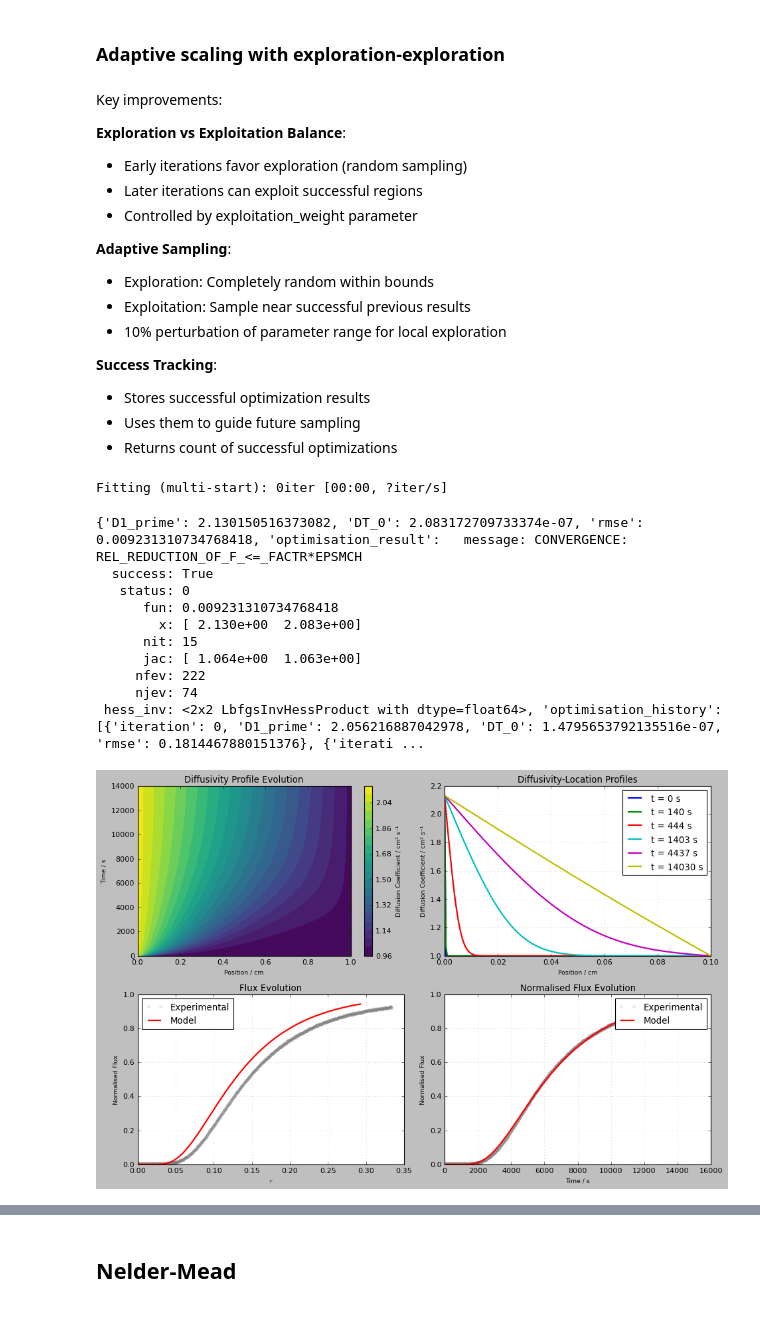
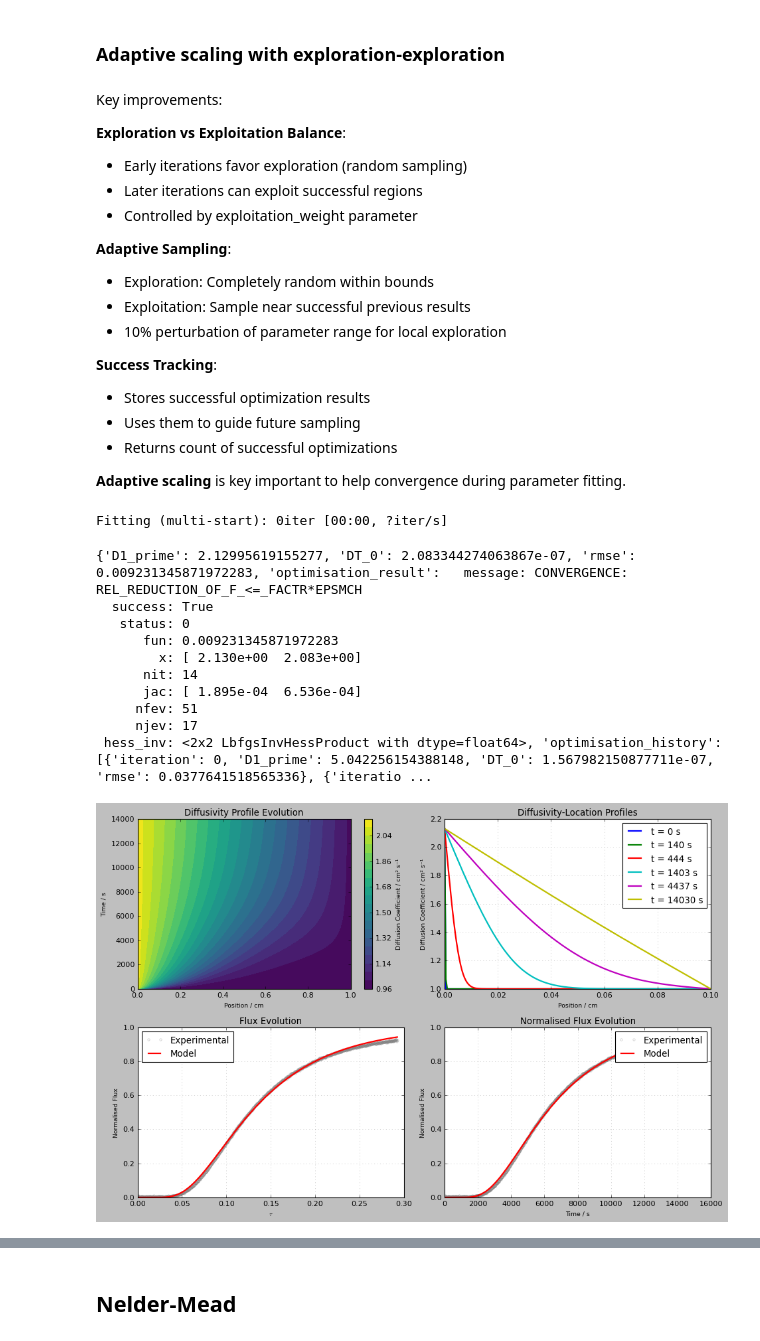
Before and after one commit to louis-sh-nguyen/object-oriented-pemeation-analysis, a Jupyter notebook: notebooks/minimisation_methods.ipynb, the cells around one changed output, grey strips where cells are left out. Drawn from its saved outputs; the diff is of its cells as text; code cells hidden in the pictures.

```diff
--- a/notebooks/minimisation_methods.ipynb
+++ b/notebooks/minimisation_methods.ipynb
@@ -796,6 +796,8 @@ Key improvements:
 - Stores successful optimization results
 - Uses them to guide future sampling
 - Returns count of successful optimizations
+
+**Adaptive scaling** is key important to help convergence during parameter fitting.
 # %%
 def calculate_adaptive_scaling(params):
     """
@@ -893,11 +895,11 @@ def fit_data_LBFGSB_multistarts_adaptive(data,
             bounds=scaled_bounds,
             callback=local_callback,
             options={
-                'ftol': 1e-12,
-                'gtol': 1e-12,
+                'ftol': 1e-5,
+                'gtol': 1e-5,
                 'eps': 1e-8,
-                'maxiter': 1000,
-                'maxfun': 2000,
+                'maxiter': 100,
+                'maxfun': 200,
                 'maxcor': 50
             }
         )
@@ -928,47 +930,48 @@ def fit_data_LBFGSB_multistarts_adaptive(data,
 # Example usage:
 # fit_results = fit_data_LBFGSB_multistarts_adaptive(processed_exp_data,
 #                                                      initial_guess=(2.0, 1.0e-7),
-#                                                      bounds=((1.001, 20), (1e-8, 1e-6)),
-#                                                      n_starts=3)
+#                                                      bounds=((1.001, 10), (1e-8, 1e-6)),
+#                                                      n_starts=1)
 fit_results = fit_data_LBFGSB_multistarts_adaptive(processed_exp_data,
-                                                     initial_guess=(2.0, 1.0e-7),
-                                                     bounds=((1.001, 20), (1e-8, 1e-6)),
+                                                     initial_guess=(5.0, 1.0e-7),
+                                                     bounds=((1.001, 10), (1e-8, 1e-6)),
                                                      n_starts=1)
 
 print(fit_results)
+processed_exp_data['tau'] = fit_results['DT_0'] * processed_exp_data['time'] / model.params.transport.thickness**2
 model, Dprime_df, flux_df, figures = manual_workflow(
     pressure=model.params.base.pressure,
     temperature=model.params.base.temperature,
     thickness=model.params.transport.thickness,
     diameter=model.params.transport.diameter,
     flowrate=model.params.transport.flowrate,
     D1_prime=fit_results['D1_prime'],
     DT_0=fit_results['DT_0'],
     experimental_data=processed_exp_data,
     simulation_params={
         'T': processed_exp_data['time'].max(),
         'X': 1.0,
         'dx': 0.005,
         },
     output_settings={
             'output_dir': 'outputs/fitting',
             'display_plots': True,
             'save_plots': False,
             'save_data': False,
             'plot_format': 'png',
             'data_format': 'csv'
     }
 )
 # %% [output]
 Fitting (multi-start): 0iter [00:00, ?iter/s]
-{'D1_prime': 2.130150516373082, 'DT_0': 2.083172709733374e-07, 'rmse': 0.009231310734768418, 'optimisation_result':   message: CONVERGENCE: REL_REDUCTION_OF_F_<=_FACTR*EPSMCH
+{'D1_prime': 2.12995619155277, 'DT_0': 2.083344274063867e-07, 'rmse': 0.009231345871972283, 'optimisation_result':   message: CONVERGENCE: REL_REDUCTION_OF_F_<=_FACTR*EPSMCH
   success: True
    status: 0
-      fun: 0.009231310734768418
+      fun: 0.009231345871972283
         x: [ 2.130e+00  2.083e+00]
-      nit: 15
-      jac: [ 1.064e+00  1.063e+00]
-     nfev: 222
-     njev: 74
- hess_inv: <2x2 LbfgsInvHessProduct with dtype=float64>, 'optimisation_history': [{'iteration': 0, 'D1_prime': 2.056216887042978, 'DT_0': 1.4795653792135516e-07, 'rmse': 0.1814467880151376}, {'iterati ...
+      nit: 14
+      jac: [ 1.895e-04  6.536e-04]
+     nfev: 51
+     njev: 17
+ hess_inv: <2x2 LbfgsInvHessProduct with dtype=float64>, 'optimisation_history': [{'iteration': 0, 'D1_prime': 5.042256154388148, 'DT_0': 1.567982150877711e-07, 'rmse': 0.0377641518565336}, {'iteratio ...
-[figure, old version]
+[figure, new version]
```
Also changed, not shown: parts of 3 cells of this notebook.
